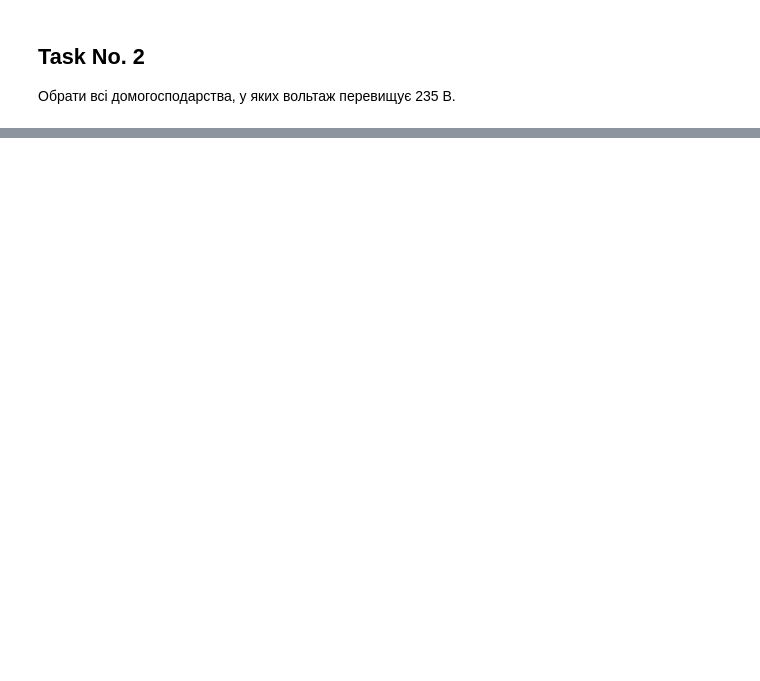
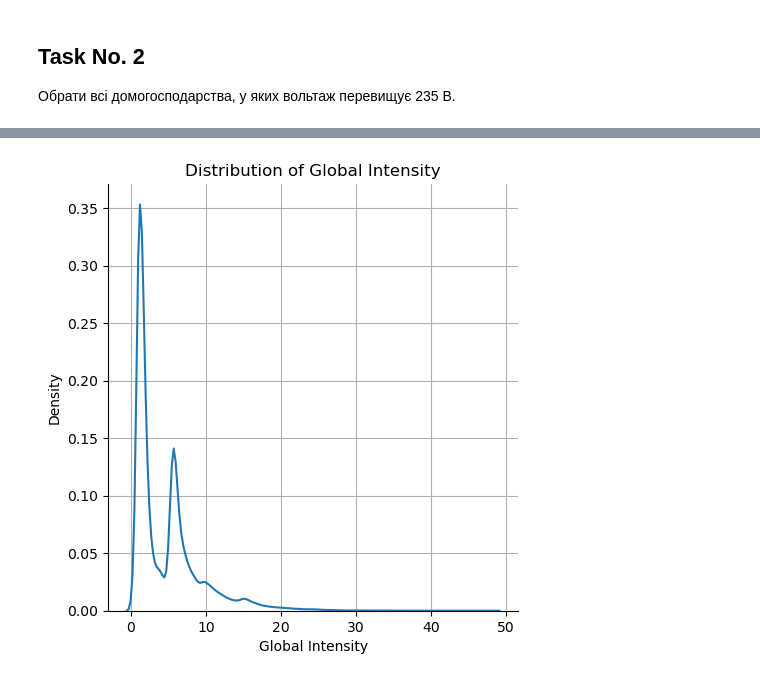
Before and after one commit to looomenn/uni-labs, a Jupyter notebook: y24s04/dpat/lab04/src/level1.ipynb, the cells around one changed output, grey strips where cells are left out. Saved outputs shown, nothing was run; the diff lists cells and outputs as text; code cells hidden in the pictures; blank space fills up the shorter version.

```diff
--- a/y24s04/dpat/lab04/src/level1.ipynb
+++ b/y24s04/dpat/lab04/src/level1.ipynb
@@ -55,17 +60,10 @@ Desc: Імпортування датасету
 # %%
 # task: 0
-# desc: importing dataset
 # lib: pandas
 
-task_start = time.time()
+with timer('pandas', 'task0'):
+    pd_data = pd.read_csv(URL, sep=';', na_values='?')
+    pd_data.dropna(inplace=True)
 
-pd_data = pd.read_csv(URL, sep=';', na_values='?')
-pd_data.dropna(inplace=True)
-
-task_end = time.time()
-elapsed_time = round(task_end - task_start, 6)
-record('pandas', 'task0', elapsed_time)
-
-print(f'{elapsed_time=}')
 pd_data.head()
 # %% [output]
@@ -360,0 +503,20 @@ pd_final_selection
+# %%
+import seaborn as sns
+
+pd_data['Time'] = pd.to_datetime(pd_data['Time'], format='%H:%M:%S')
+
+df = pd_data[['Global_intensity', 'Global_active_power', 'Global_reactive_power']]
+ax = sns.heatmap(df, annot=True)
+
+plt.show()
+# %%
+ax = sns.displot(pd_data['Global_intensity'], kind="kde")  # Adjust for other columns
+
+# Customize the plot (optional)
+plt.title("Distribution of Global Intensity")
+plt.xlabel("Global Intensity")
+plt.ylabel("Density")
+plt.grid(True)
+plt.show()
+# %% [output]
+[figure, added]
```
Also changed, not shown: parts of 24 cells of this notebook.
